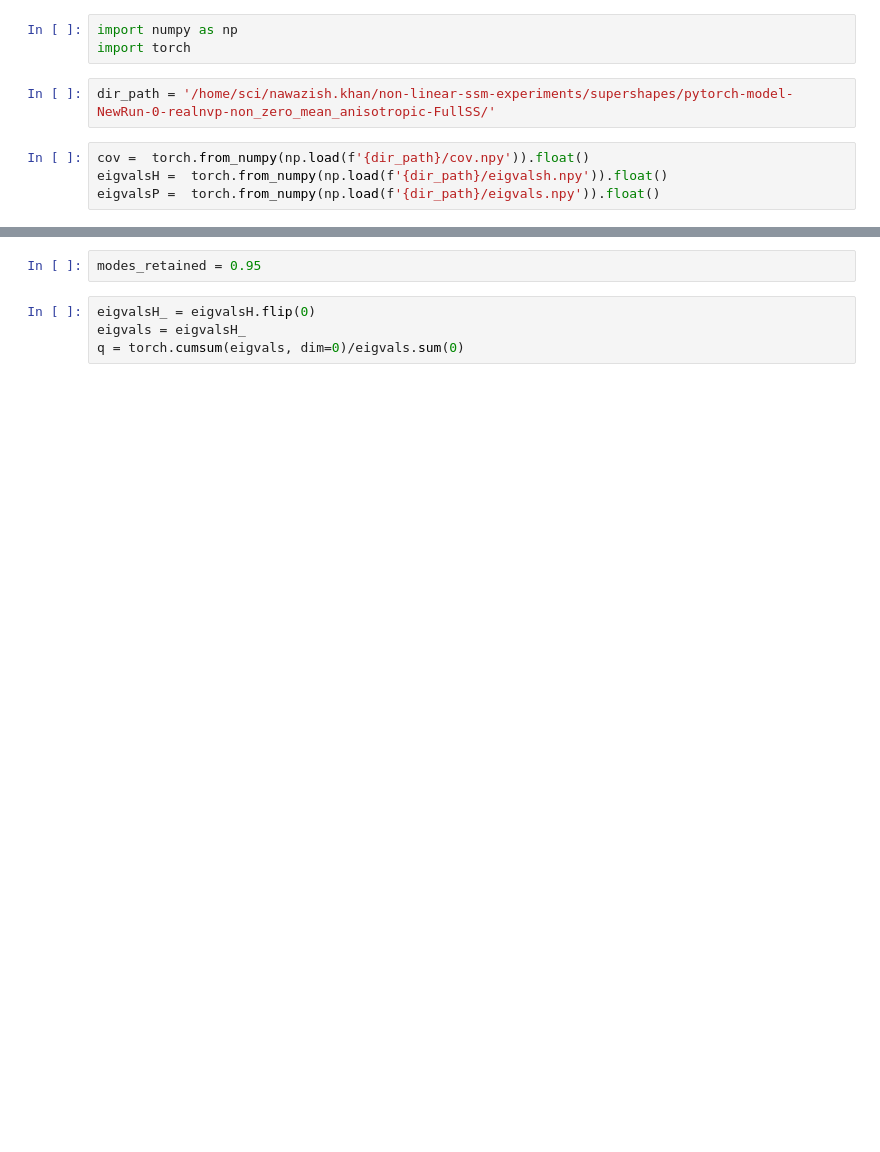
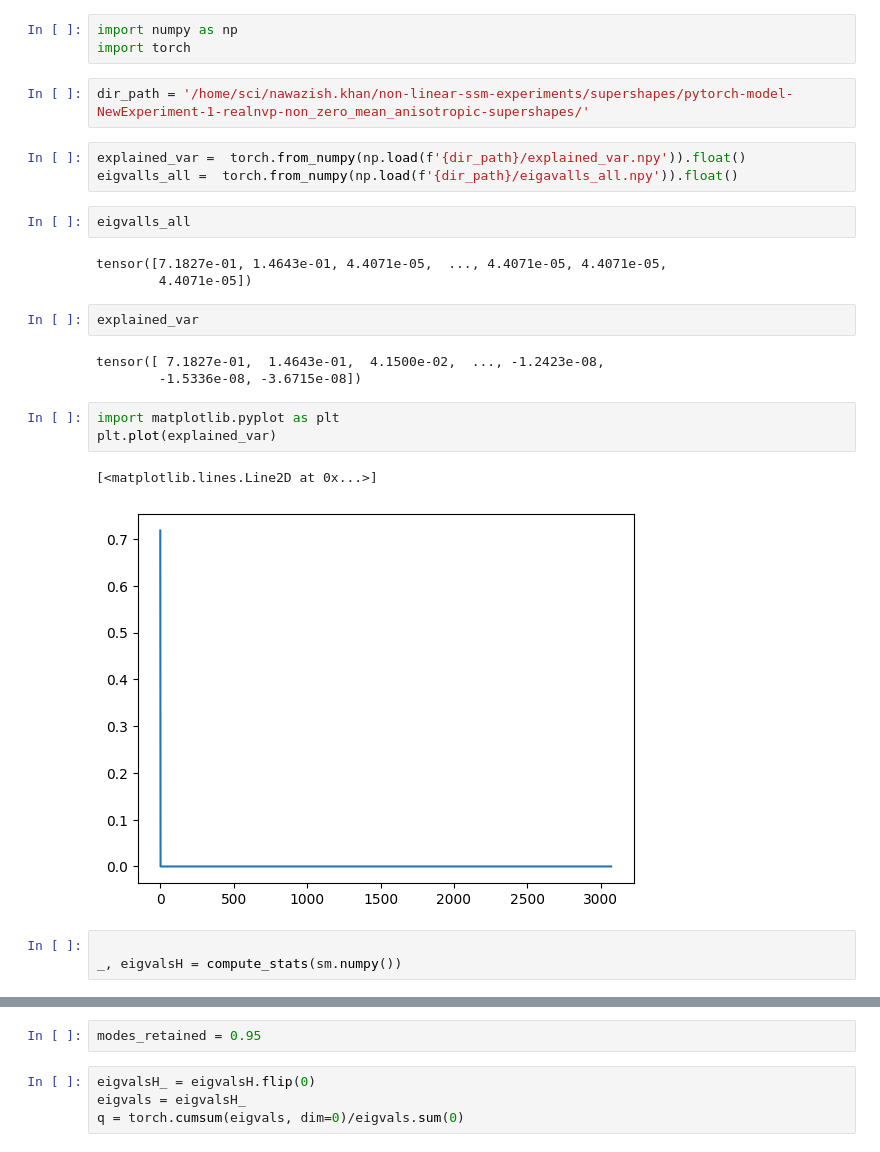
Before and after one commit to nawazishkhan1-nk/NonLinearSSM, a Jupyter notebook: temp.ipynb, the cells around one changed output, grey strips where cells are left out. Cells and saved outputs as stored; diff of their text form; blank space fills up the shorter version.

```diff
--- a/temp.ipynb
+++ b/temp.ipynb
@@ -2,8 +2,26 @@
 import numpy as np
 import torch
 # %%
-dir_path = '/home/sci/nawazish.khan/non-linear-ssm-experiments/supershapes/pytorch-model-NewRun-0-realnvp-non_zero_mean_anisotropic-FullSS/'
+dir_path = '/home/sci/nawazish.khan/non-linear-ssm-experiments/supershapes/pytorch-model-NewExperiment-1-realnvp-non_zero_mean_anisotropic-supershapes/'
 # %%
-cov =  torch.from_numpy(np.load(f'{dir_path}/cov.npy')).float()
-eigvalsH =  torch.from_numpy(np.load(f'{dir_path}/eigvalsh.npy')).float()
-eigvalsP =  torch.from_numpy(np.load(f'{dir_path}/eigvals.npy')).float()
+explained_var =  torch.from_numpy(np.load(f'{dir_path}/explained_var.npy')).float()
+eigvalls_all =  torch.from_numpy(np.load(f'{dir_path}/eigavalls_all.npy')).float()
+# %%
+eigvalls_all
+# %% [output]
+tensor([7.1827e-01, 1.4643e-01, 4.4071e-05,  ..., 4.4071e-05, 4.4071e-05,
+        4.4071e-05])
+# %%
+explained_var
+# %% [output]
+tensor([ 7.1827e-01,  1.4643e-01,  4.1500e-02,  ..., -1.2423e-08,
+        -1.5336e-08, -3.6715e-08])
+# %%
+import matplotlib.pyplot as plt
+plt.plot(explained_var)
+# %% [output]
+[<matplotlib.lines.Line2D at 0x...>]
+[figure, added]
+# %%
+
+_, eigvalsH = compute_stats(sm.numpy())
```
Also changed, not shown: parts of 14 cells of this notebook, 7 other files.
